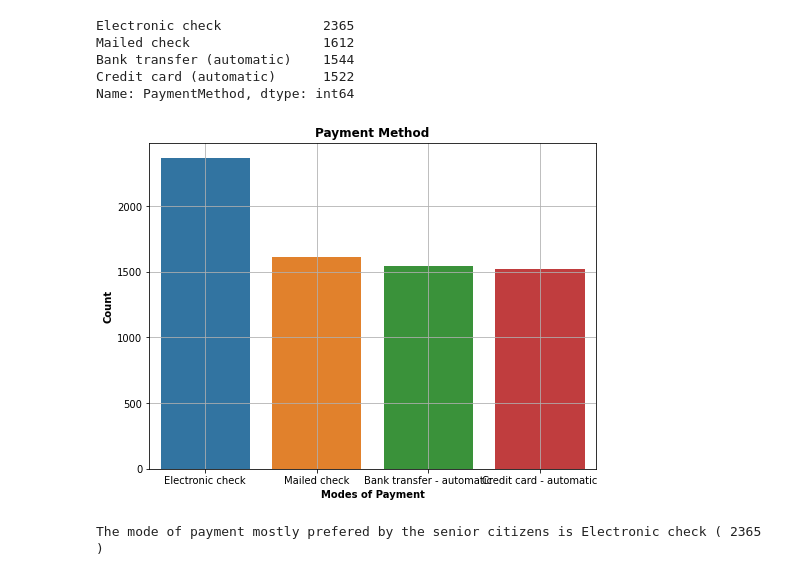
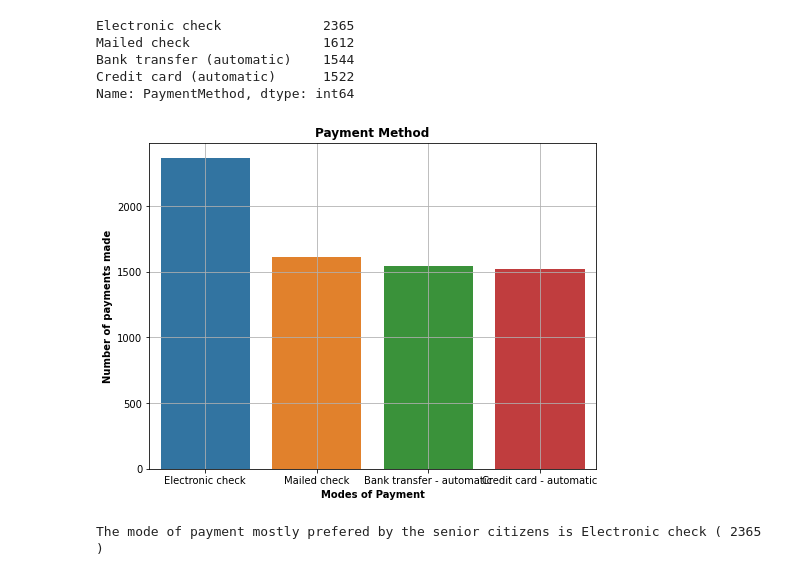
Before and after one commit to arunkspty/ICTACADEMY, a Jupyter notebook: Challenge 2_Group 8.ipynb, the cells around one changed output. Drawn from its saved outputs; the diff is of its cells as text; code cells hidden in the pictures.

```diff
--- a/Challenge 2_Group 8.ipynb
+++ b/Challenge 2_Group 8.ipynb
@@ -151,32 +159,32 @@ Name: PaymentMethod, dtype: int64
 # %%
 p1=payment_method["Electronic check"]
 p2=payment_method["Mailed check"]
 p3=payment_method["Bank transfer (automatic)"]
 p4=payment_method["Credit card (automatic)"]
 
 plt.figure(figsize=(8,6))
 cx = sns.barplot(x=["Electronic check","Mailed check","Bank transfer - automatic","Credit card - automatic"], y=[p1,p2,p3,p4])
 plt.grid()
 plt.title('Payment Method',fontsize=12,fontweight='bold')
 plt.xlabel('Modes of Payment',fontsize=10,fontweight='bold')
-plt.ylabel('Count',fontsize=10,fontweight='bold')
+plt.ylabel('Number of payments made',fontsize=10,fontweight='bold')
 plt.show()
 
 pm1=payment_method["Electronic check"]
 pm2=payment_method["Mailed check"]
 pm3=payment_method["Bank transfer (automatic)"]
 pm4=payment_method["Credit card (automatic)"]
 pm_max=max(pm1,pm2,pm3,pm4)
 if (pm_max==pm1):
     pm='Electronic check'
 elif(pm_max==pm2):
      pm='Mailed check'
 elif(pm_max==pm3):
      pm='Bank transfer (automatic)'
 else:
      pm='Credit card (automatic)'
 
 print('The mode of payment mostly prefered by the senior citizens is',pm,'(',pm_max,')')
 # %% [output]
-[figure, old version]
+[figure, new version]
 The mode of payment mostly prefered by the senior citizens is Electronic check ( 2365 )
```
Also changed, not shown: parts of 2 cells of this notebook.
